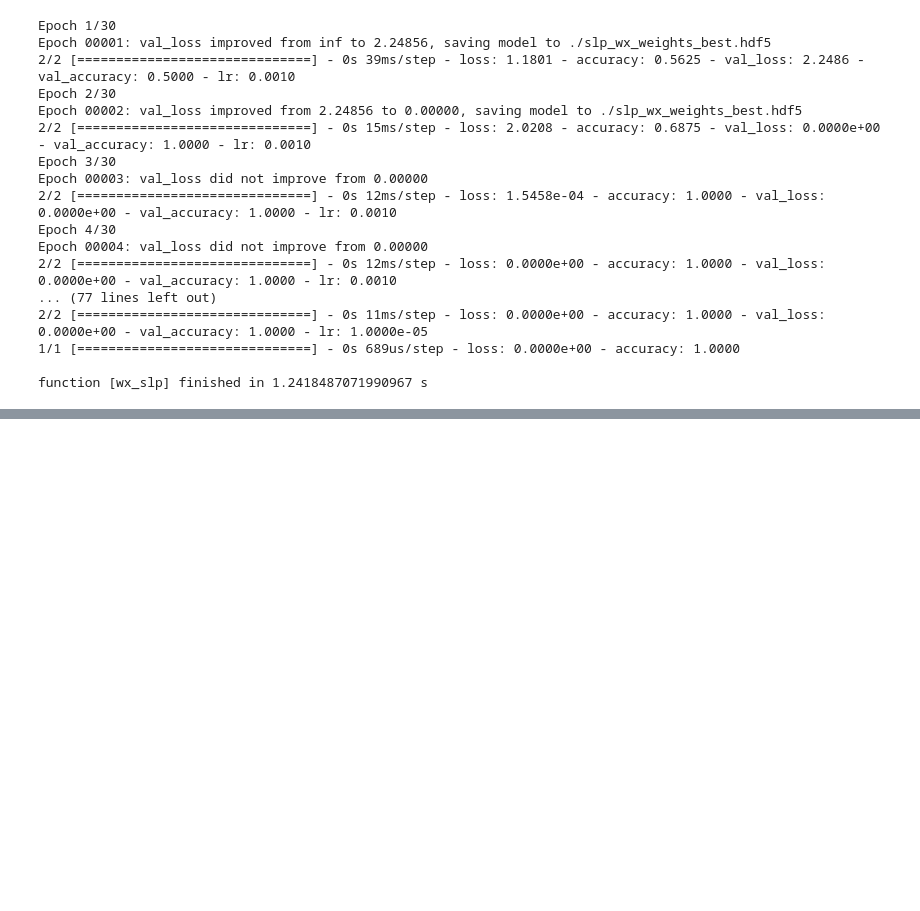
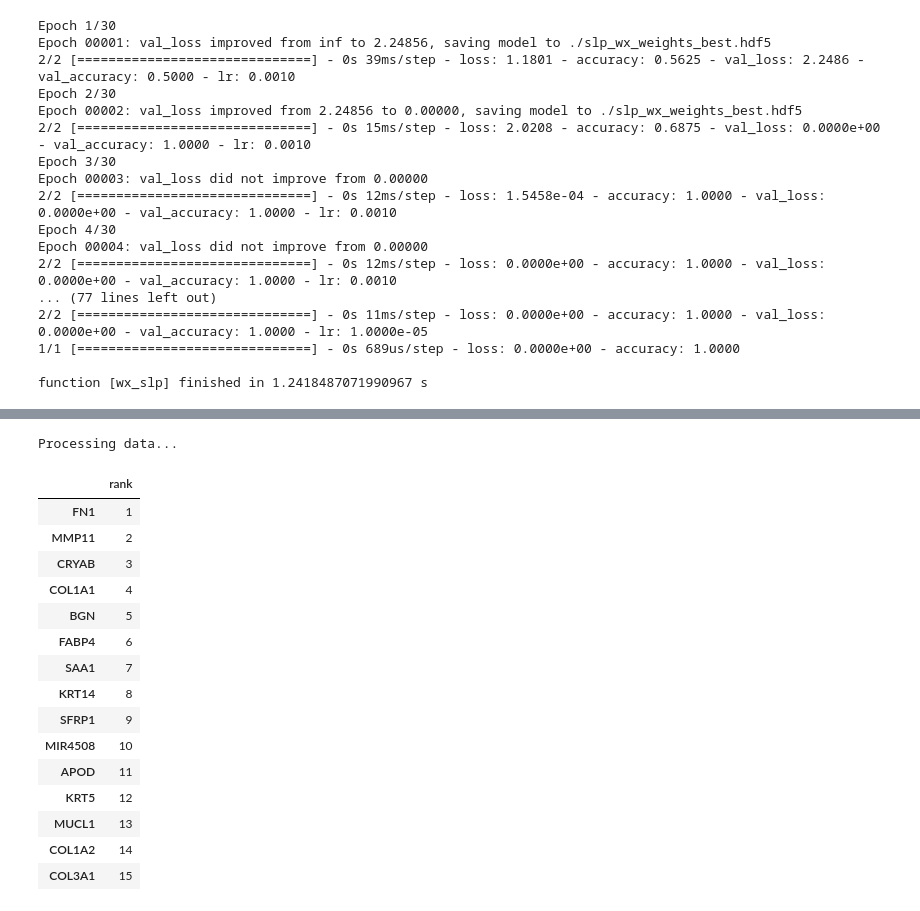
Before and after one commit to colombelli/bioinformatics-ml, a Jupyter notebook: Experiments/feature-selection/wx-algorithm.ipynb, the cells around one changed output, grey strips where cells are left out. Drawn from its saved outputs; the diff is of its cells as text; code cells hidden in the pictures; blank space fills up the shorter version.

Commit message:
wx applied to my data format; still needs to investigate unuseful functions in the context of the ensemble (classification for example)

```diff
--- a/Experiments/feature-selection/wx-algorithm.ipynb
+++ b/Experiments/feature-selection/wx-algorithm.ipynb
@@ -239,0 +333,3 @@ function [wx_slp] finished in 1.2418487071990967 s
+# %%
+x_all = df.iloc[:, 0:-1].values
+x_all
@@ -239,0 +350,4 @@ function [wx_slp] finished in 1.2418487071990967 s
+# %%
+features = list(df.columns)
+# %%
+sel_idx, sel_weight, val_acc = wx_slp(x_all, y_true, x_all, y_true, n_selection=len(features), hyper_param=hp, num_cls=2)
@@ -239,0 +372,34 @@ function [wx_slp] finished in 1.2418487071990967 s
+# %%
+def build_rank(df, sel_idx):
+
+    print("Processing data...")
+    genes = list(df.columns)
+    data = {}
+    data['gene'] = []
+    data['rank'] = []
+    for i, gen_id in enumerate(sel_idx):
+        data['gene'].append(genes[gen_id])
+        data['rank'].append(i+1)
+
+    rank = pd.DataFrame(data, columns=['rank']).set_index(pd.Index(data['gene']))
+    return rank
+# %%
+build_rank(df, sel_idx)[0:15]
+# %% [output]
+Processing data...
+|  | rank |
+| FN1 | 1 |
+| MMP11 | 2 |
+| CRYAB | 3 |
+| COL1A1 | 4 |
+| BGN | 5 |
+| FABP4 | 6 |
+| SAA1 | 7 |
+| KRT14 | 8 |
+| SFRP1 | 9 |
+| MIR4508 | 10 |
+| APOD | 11 |
+| KRT5 | 12 |
+| MUCL1 | 13 |
+| COL1A2 | 14 |
+| COL3A1 | 15 |
```
Also changed, not shown: parts of 11 cells of this notebook, 1 other file.
